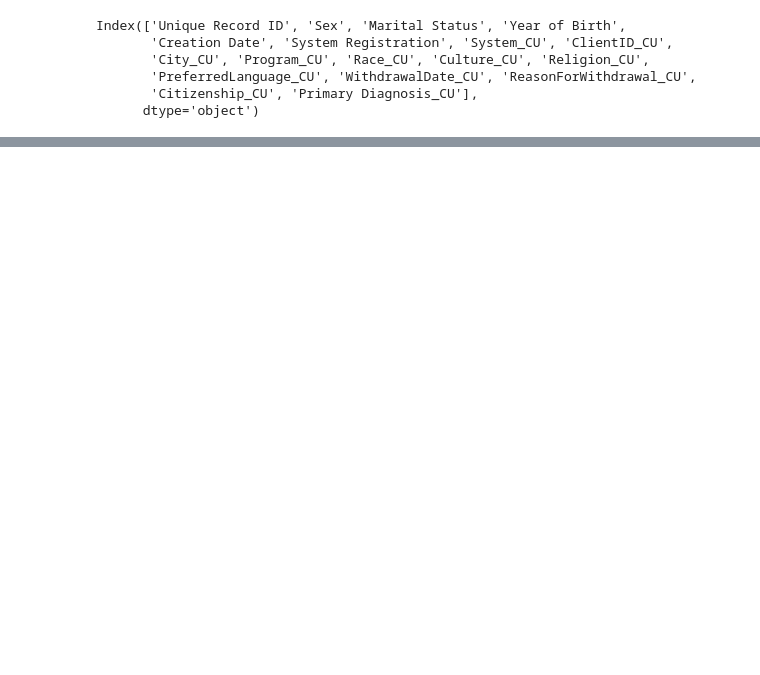
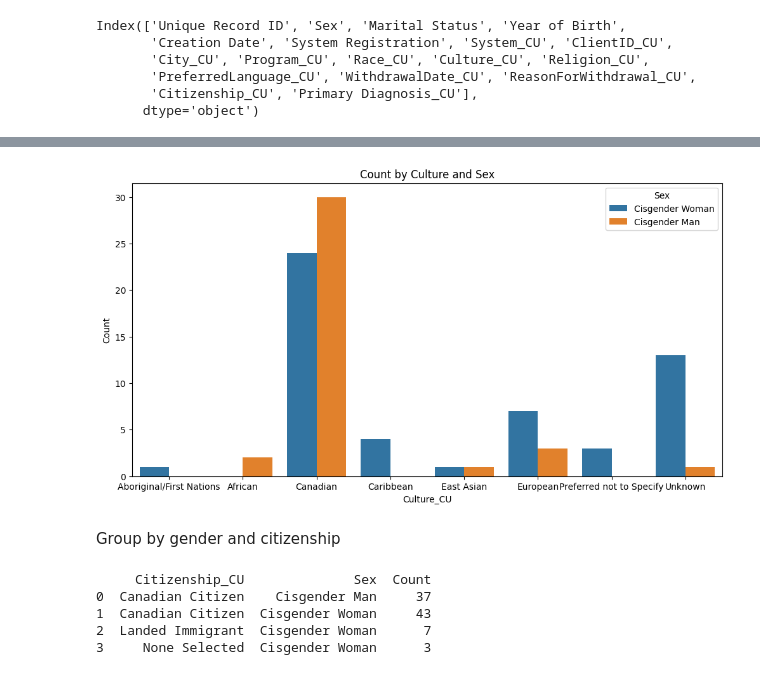
Before and after one commit to pheaktralean/ConcordIA, a Jupyter notebook: food_security_forecasting/nutrinional_programming.ipynb, the cells around one changed output, grey strips where cells are left out. Saved outputs shown, nothing was run; the diff lists cells and outputs as text; code cells hidden in the pictures; blank space fills up the shorter version.

```diff
--- a/food_security_forecasting/nutrinional_programming.ipynb
+++ b/food_security_forecasting/nutrinional_programming.ipynb
@@ -60,0 +88,3 @@ Index(['Unique Record ID', 'Sex', 'Marital Status', 'Year of Birth',
+# %%
+grouped_sex_culture = df.groupby(['Culture_CU', 'Sex']).size().reset_index(name='Count')
+print(grouped_sex_culture)
@@ -60,0 +105,18 @@ Index(['Unique Record ID', 'Sex', 'Marital Status', 'Year of Birth',
+# %%
+plt.figure(figsize=(12, 6))
+sns.barplot(x='Culture_CU', y='Count', hue='Sex', data=grouped_sex_culture)
+plt.title('Count by Culture and Sex')
+plt.show()
+# %% [output]
+[figure, added]
+# %% [markdown]
+Group by gender and citizenship
+# %%
+grouped_sex_citizen = df.groupby(['Citizenship_CU', 'Sex']).size().reset_index(name='Count')
+print(grouped_sex_citizen)
+# %% [output]
+     Citizenship_CU              Sex  Count
+0  Canadian Citizen    Cisgender Man     37
+1  Canadian Citizen  Cisgender Woman     43
+2  Landed Immigrant  Cisgender Woman      7
+3     None Selected  Cisgender Woman      3
```
Also changed, not shown: parts of 7 cells of this notebook.
